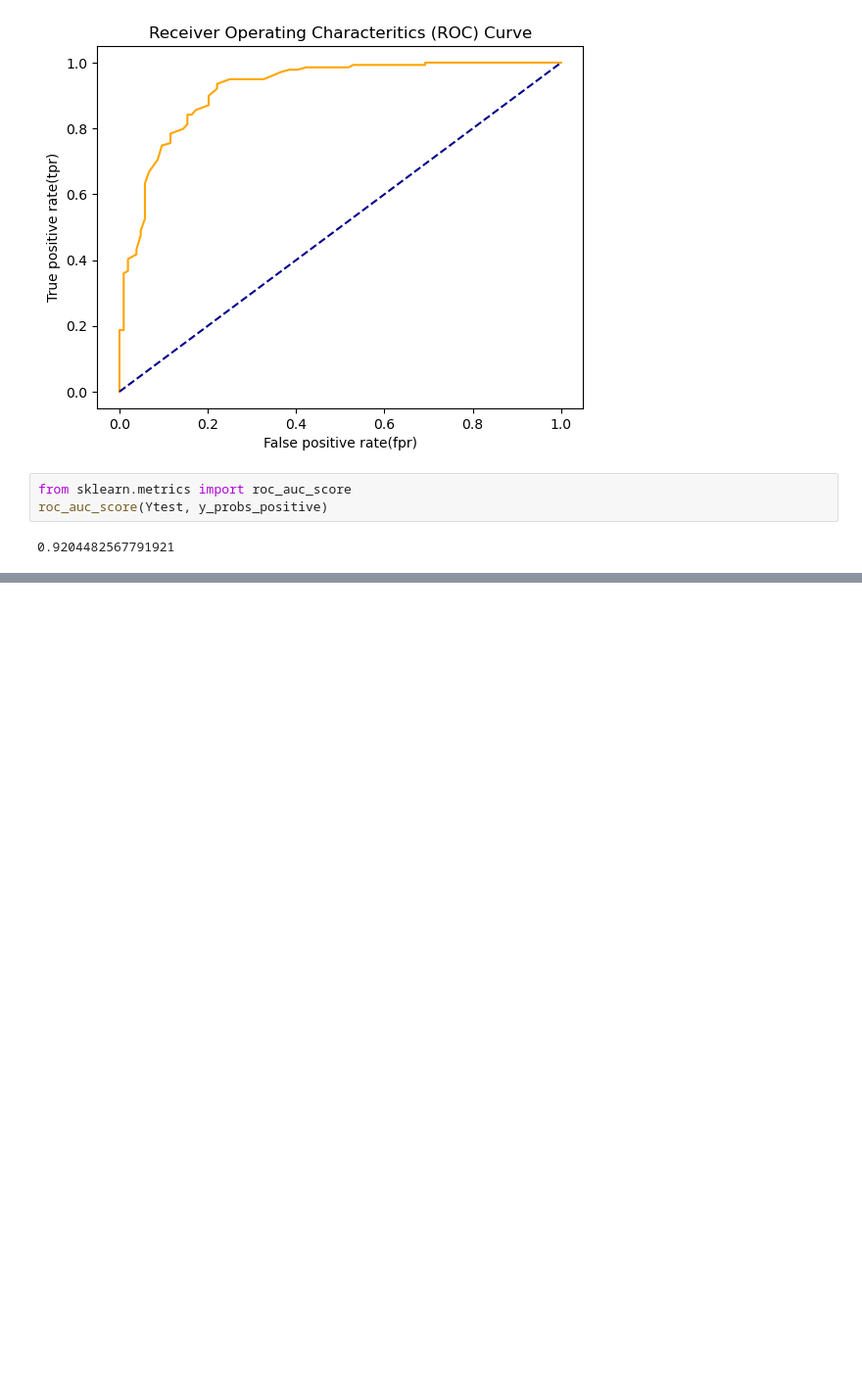
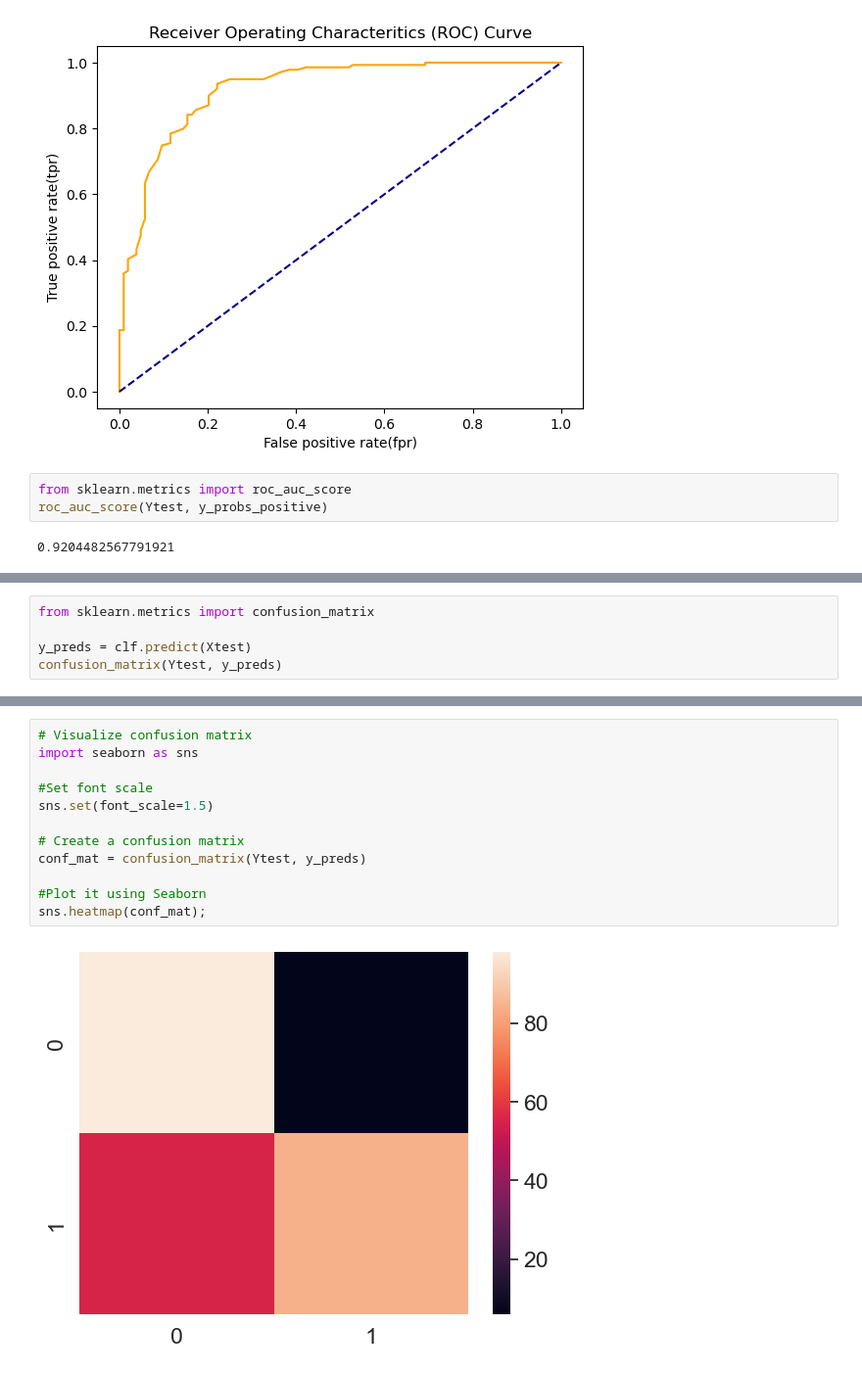
Before and after one commit to abdullahsultan/ML_Understanding, a Jupyter notebook: SciKit-LearnNoteBook.ipynb, the cells around one changed output, grey strips where cells are left out. Shown: that part at 98% size. Cells and saved outputs as stored; diff of their text form; blank space fills up the shorter version.

```diff
--- a/SciKit-LearnNoteBook.ipynb
+++ b/SciKit-LearnNoteBook.ipynb
@@ -571,0 +576,5 @@ roc_auc_score(Ytest, y_probs_positive)
+# %%
+from sklearn.metrics import confusion_matrix
+
+y_preds = clf.predict(Xtest)
+confusion_matrix(Ytest, y_preds)
@@ -571,0 +591,14 @@ roc_auc_score(Ytest, y_probs_positive)
+# %%
+# Visualize confusion matrix
+import seaborn as sns
+
+#Set font scale
+sns.set(font_scale=1.5)
+
+# Create a confusion matrix
+conf_mat = confusion_matrix(Ytest, y_preds)
+
+#Plot it using Seaborn
+sns.heatmap(conf_mat);
+# %% [output]
+[figure, added]
```
Also changed, not shown: parts of 14 cells of this notebook, 1 other file.
